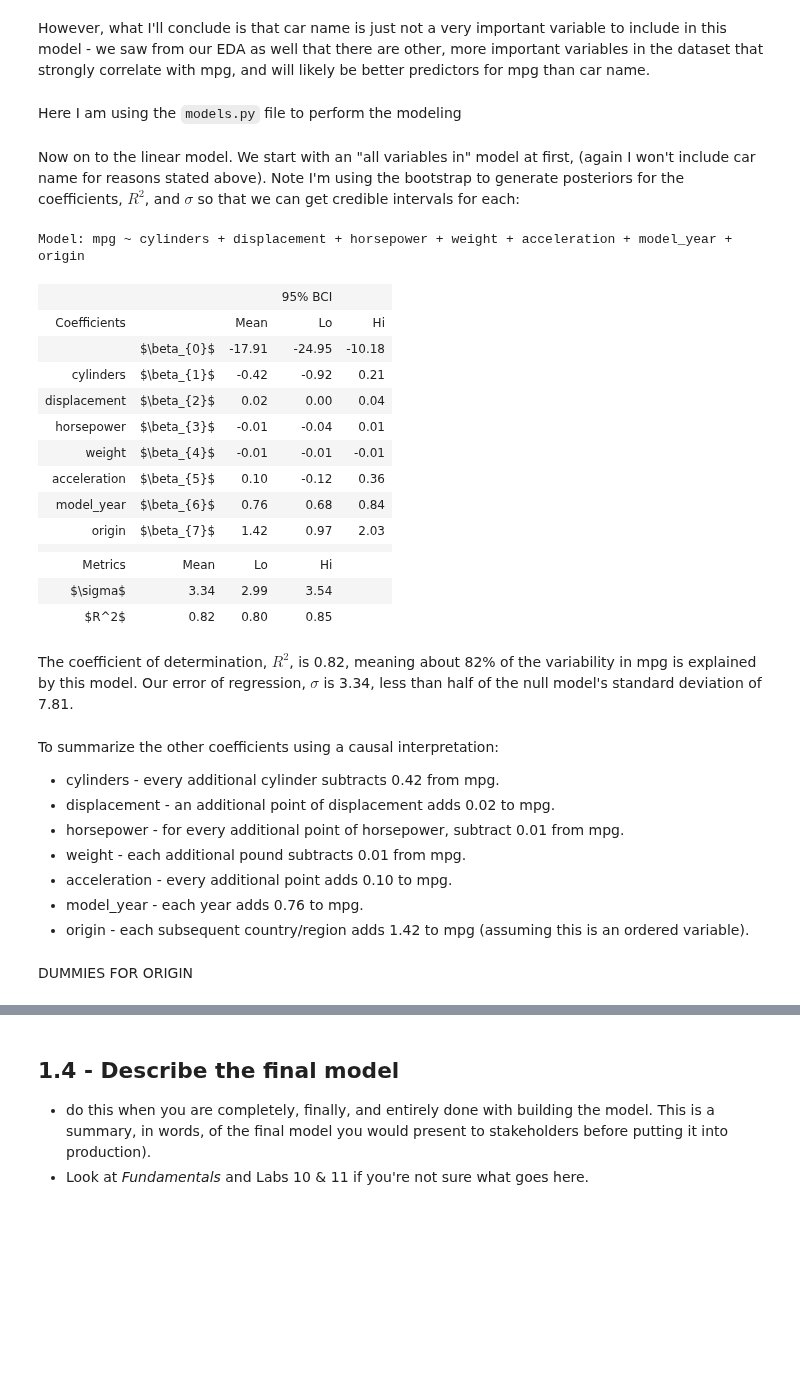
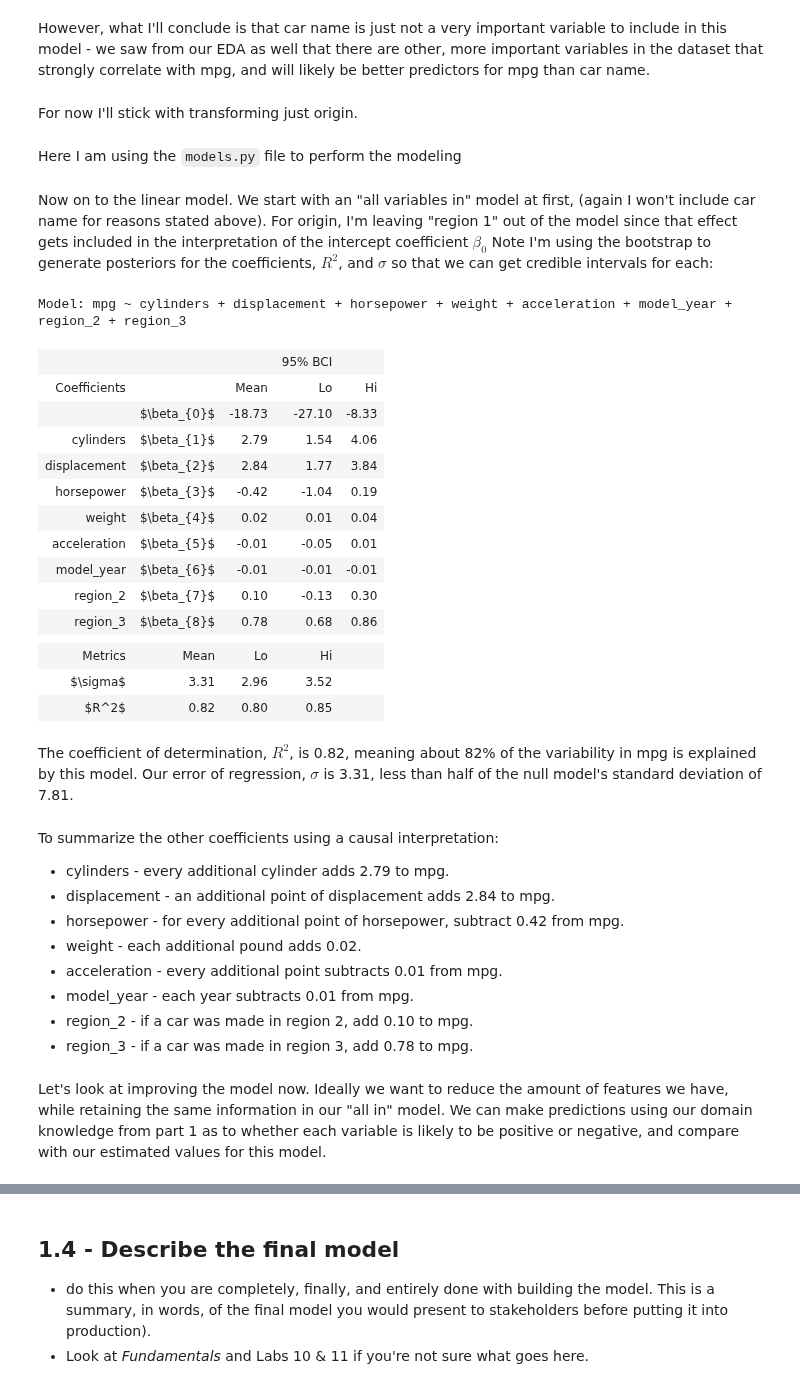
Before and after one commit to ansaridan/jhu-data-engineering-team-5, a Jupyter notebook: Problem_Set_5_2/Jhirsc21.ipynb, the cells around one changed output, grey strips where cells are left out. Saved outputs shown, nothing was run; the diff lists cells and outputs as text; code cells hidden in the pictures; blank space fills up the shorter version.

```diff
--- a/Problem_Set_5_2/Jhirsc21.ipynb
+++ b/Problem_Set_5_2/Jhirsc21.ipynb
@@ -307,43 +377,47 @@ I could try creating the one hot encoding for brand name instead. When I did EDA
 According to [Cars.com](https://www.cars.com/articles/which-automaker-has-the-best-mpg-cars-431460/), most major car brands averaged an mpg rating of between 20-30 mpg in 2019. This includes Toyota, Volkswagen, Ford, etc. Now remember that this dataset only covers model years from 1970-1982 though, so I'll take this domain knowledge with a grain of salt.
 # %% [markdown]
 However, what I'll conclude is that car name is just not a very important variable to include in this model - we saw from our EDA as well that there are other, more important variables in the dataset that strongly correlate with mpg, and will likely be better predictors for mpg than car name.
+# %% [markdown]
+For now I'll stick with transforming just origin.
+# %%
+data = pd.concat([data, pd.get_dummies(data['origin'], prefix='region')], axis=1)
 # %% [markdown]
 Here I am using the `models.py` file to perform the modeling
 # %%
 import models
 # %% [markdown]
-Now on to the linear model. We start with an "all variables in" model at first, (again I won't include car name for reasons stated above). Note I'm using the bootstrap to generate posteriors for the coefficients, $R^2$, and $\sigma$ so that we can get credible intervals for each:
+Now on to the linear model. We start with an "all variables in" model at first, (again I won't include car name for reasons stated above). For origin, I'm leaving "region 1" out of the model since that effect gets included in the interpretation of the intercept coefficient $\beta_{0}$ Note I'm using the bootstrap to generate posteriors for the coefficients, $R^2$, and $\sigma$ so that we can get credible intervals for each:
 # %%
-model = 'mpg ~ cylinders + displacement + horsepower + weight + acceleration + model_year + origin'
+model = 'mpg ~ cylinders + displacement + horsepower + weight + acceleration + model_year + region_2 + region_3'
 result_all = models.bootstrap_linear_regression(model, data=data)
 models.describe_bootstrap_lr(result_all)
 # %% [output]
-Model: mpg ~ cylinders + displacement + horsepower + weight + acceleration + model_year + origin
+Model: mpg ~ cylinders + displacement + horsepower + weight + acceleration + model_year + region_2 + region_3
 |  |  |  | 95% BCI |  |
 | Coefficients |  | Mean | Lo | Hi |
-|  | $\beta_{0}$ | -17.91 | -24.95 | -10.18 |
-| cylinders | $\beta_{1}$ | -0.42 | -0.92 | 0.21 |
-| displacement | $\beta_{2}$ | 0.02 | 0.00 | 0.04 |
-| horsepower | $\beta_{3}$ | -0.01 | -0.04 | 0.01 |
-| weight | $\beta_{4}$ | -0.01 | -0.01 | -0.01 |
-| acceleration | $\beta_{5}$ | 0.10 | -0.12 | 0.36 |
-| model_year | $\beta_{6}$ | 0.76 | 0.68 | 0.84 |
-| origin | $\beta_{7}$ | 1.42 | 0.97 | 2.03 |
+|  | $\beta_{0}$ | -18.73 | -27.10 | -8.33 |
+| cylinders | $\beta_{1}$ | 2.79 | 1.54 | 4.06 |
+| displacement | $\beta_{2}$ | 2.84 | 1.77 | 3.84 |
+| horsepower | $\beta_{3}$ | -0.42 | -1.04 | 0.19 |
+| weight | $\beta_{4}$ | 0.02 | 0.01 | 0.04 |
+| acceleration | $\beta_{5}$ | -0.01 | -0.05 | 0.01 |
+| model_year | $\beta_{6}$ | -0.01 | -0.01 | -0.01 |
+| region_2 | $\beta_{7}$ | 0.10 | -0.13 | 0.30 |
+| region_3 | $\beta_{8}$ | 0.78 | 0.68 | 0.86 |
 |  |  |  |  |  |
 | Metrics | Mean | Lo | Hi |  |
-| $\sigma$ | 3.34 | 2.99 | 3.54 |  |
+| $\sigma$ | 3.31 | 2.96 | 3.52 |  |
 | $R^2$ | 0.82 | 0.80 | 0.85 |  |
 # %% [markdown]
-The coefficient of determination, $R^2$, is 0.82, meaning about 82% of the variability in mpg is explained by this model. Our error of regression, $\sigma$ is 3.34, less than half of the null model's standard deviation of 7.81.
+The coefficient of determination, $R^2$, is 0.82, meaning about 82% of the variability in mpg is explained by this model. Our error of regression, $\sigma$ is 3.31, less than half of the null model's standard deviation of 7.81.
 # %% [markdown]
 To summarize the other coefficients using a causal interpretation:
 
-* cylinders - every additional cylinder subtracts 0.42 from mpg.
-* displacement - an additional point of displacement adds 0.02 to mpg.
-* horsepower - for every additional point of horsepower, subtract 0.01 from mpg.
-* weight - each additional pound subtracts 0.01 from mpg.
-* acceleration - every additional point adds 0.10 to mpg.
-* model_year - each year adds 0.76 to mpg.
-* origin - each subsequent country/region adds 1.42 to mpg (assuming this is an ordered variable).
+* cylinders - every additional cylinder adds 2.79 to mpg.
+* displacement - an additional point of displacement adds 2.84 to mpg.
+* horsepower - for every additional point of horsepower, subtract 0.42 from mpg.
+* weight - each additional pound adds 0.02.
+* acceleration - every additional point subtracts 0.01 from mpg.
+* model_year - each year subtracts 0.01 from mpg.
+* region_2 - if a car was made in region 2, add 0.10 to mpg.
+* region_3 - if a car was made in region 3, add 0.78 to mpg.
-# %% [markdown]
-DUMMIES FOR ORIGIN
@@ -349,0 +428,2 @@ DUMMIES FOR ORIGIN
+# %% [markdown]
+Let's look at improving the model now. Ideally we want to reduce the amount of features we have, while retaining the same information in our "all in" model. We can make predictions using our domain knowledge from part 1 as to whether each variable is likely to be positive or negative, and compare with our estimated values for this model.
```
Also changed, not shown: parts of 24 cells of this notebook.
